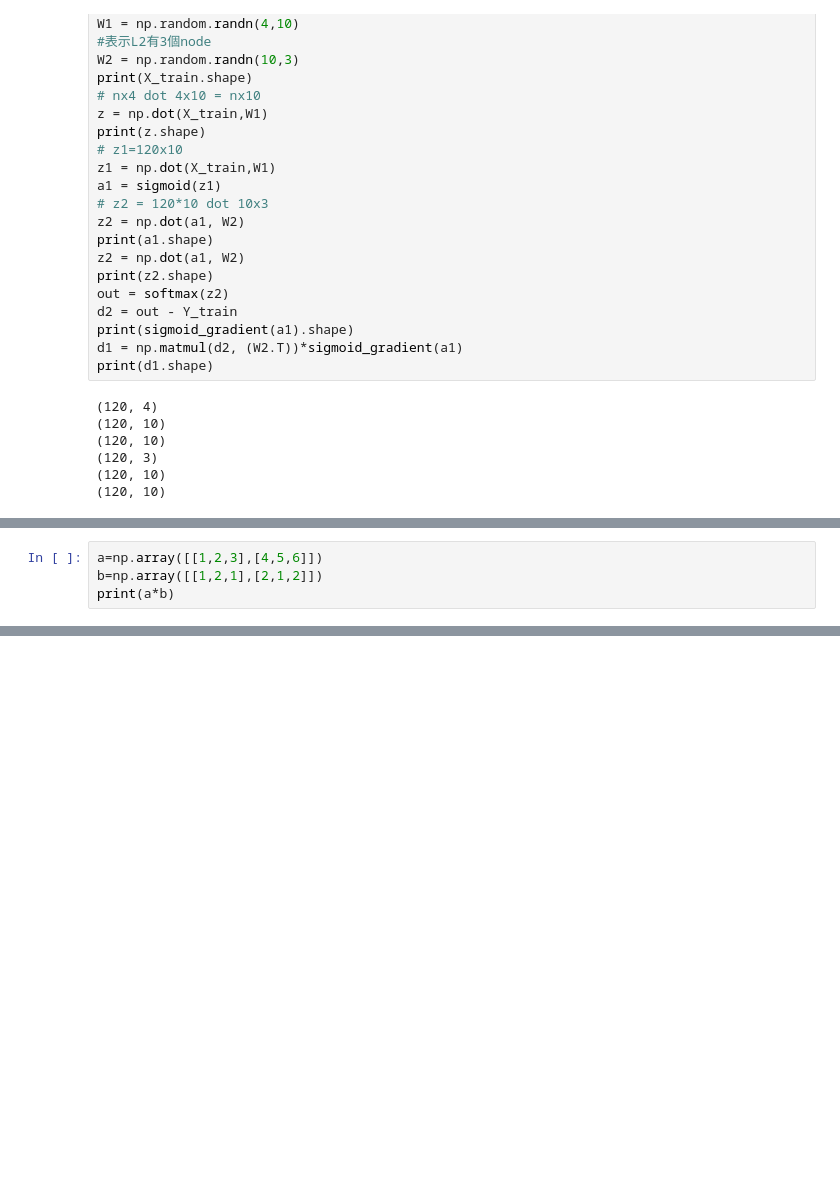
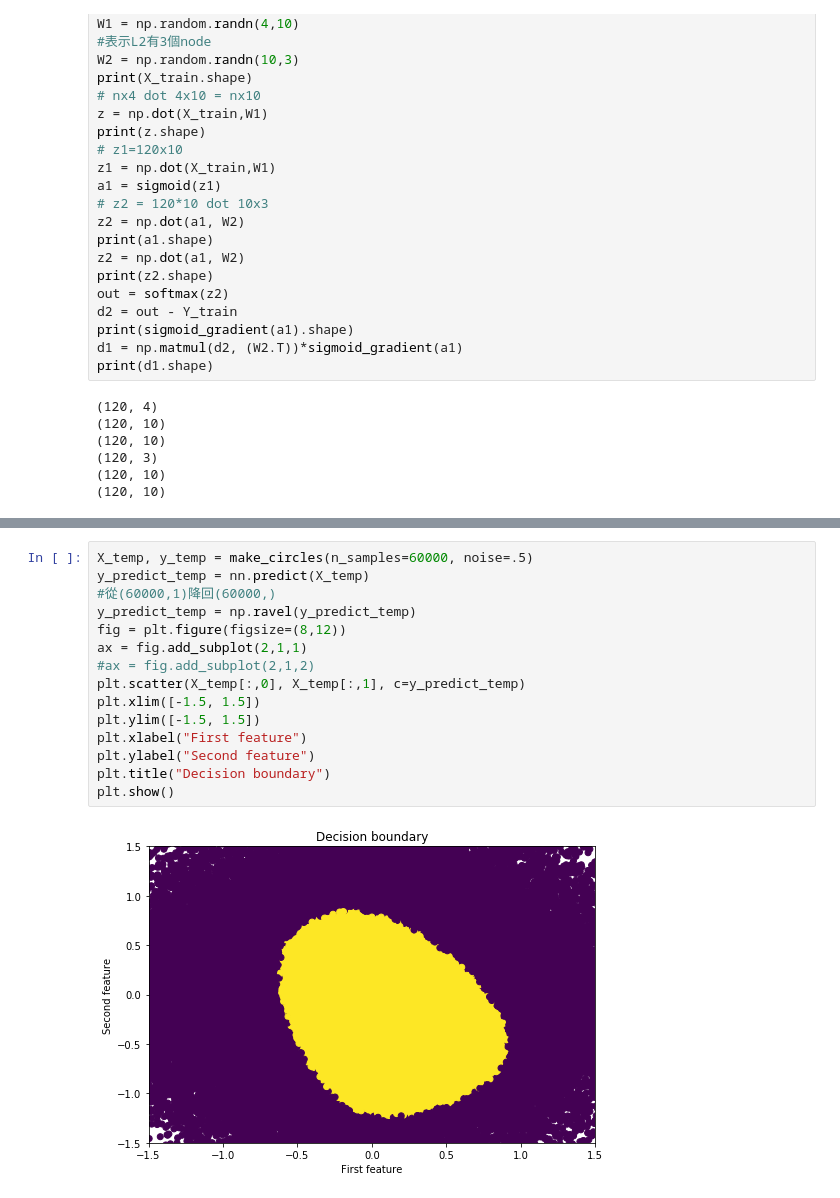
Before and after one commit to neohung/ml_note, a Jupyter notebook: lesson/Scratch4_MLP.ipynb, the cells around one changed output, grey strips where cells are left out. Saved outputs shown, nothing was run; the diff lists cells and outputs as text; blank space fills up the shorter version.

```diff
--- a/lesson/Scratch4_MLP.ipynb
+++ b/lesson/Scratch4_MLP.ipynb
@@ -337,4 +332,0 @@ sigmoid_gradient(a1).shape
-# %%
-a=np.array([[1,2,3],[4,5,6]])
-b=np.array([[1,2,1],[2,1,2]])
-print(a*b)
@@ -343,0 +488,17 @@ print(a*b)
+# %%
+X_temp, y_temp = make_circles(n_samples=60000, noise=.5)
+y_predict_temp = nn.predict(X_temp)
+#從(60000,1)降回(60000,)
+y_predict_temp = np.ravel(y_predict_temp)
+fig = plt.figure(figsize=(8,12))
+ax = fig.add_subplot(2,1,1)
+#ax = fig.add_subplot(2,1,2)
+plt.scatter(X_temp[:,0], X_temp[:,1], c=y_predict_temp)
+plt.xlim([-1.5, 1.5])
+plt.ylim([-1.5, 1.5])
+plt.xlabel("First feature")
+plt.ylabel("Second feature")
+plt.title("Decision boundary")
+plt.show()
+# %% [output]
+[figure, added]
```
Also changed, not shown: parts of 6 cells of this notebook, 4 other files.
